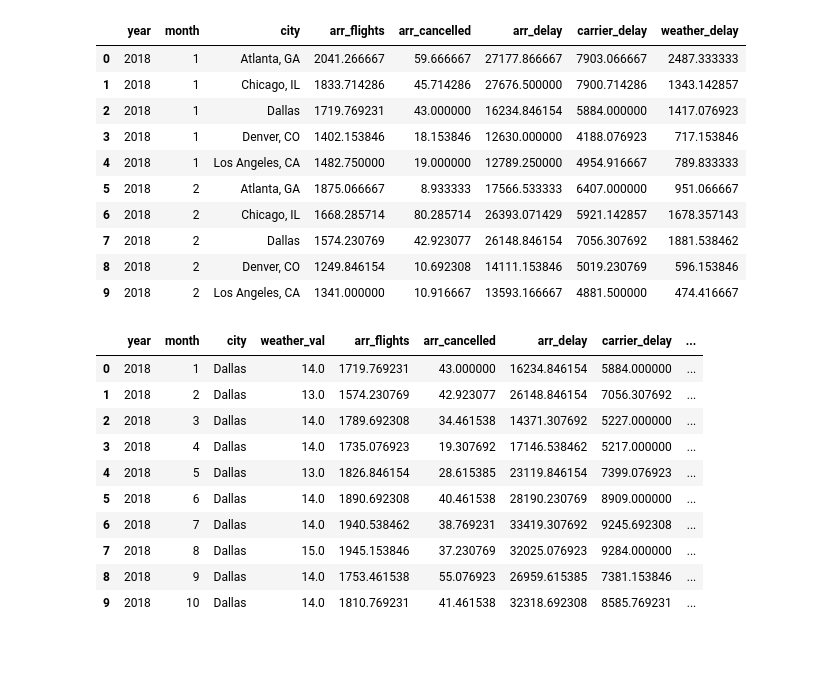
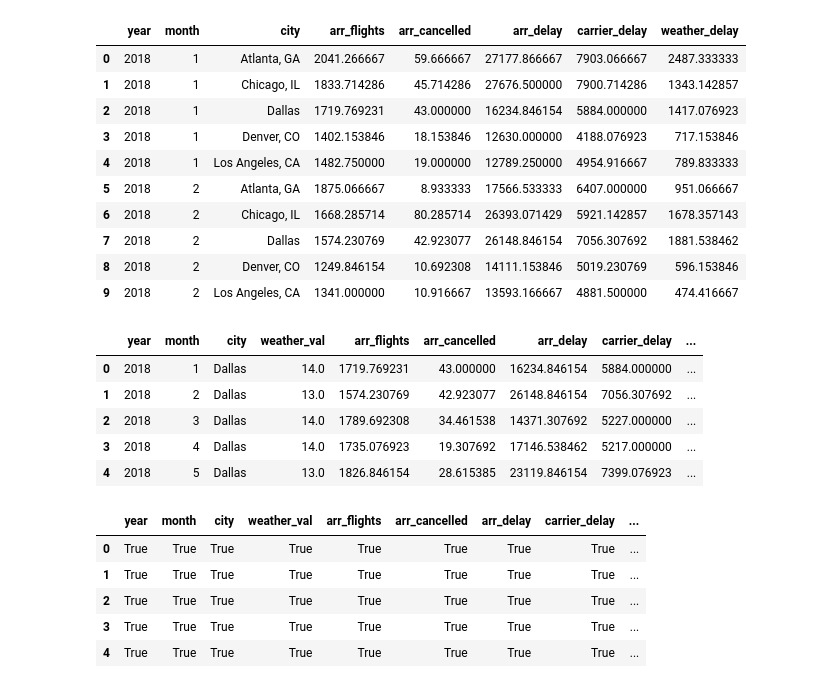
Before and after one commit to jmarshall2020/Jessica_Homework, a Jupyter notebook: ETL_Project/ETL_Project_Final/ETL_Project.ipynb, the cells around one changed output. Saved outputs shown, nothing was run; the diff lists cells and outputs as text; code cells hidden in the pictures; blank space fills up the shorter version.

```diff
--- a/ETL_Project/ETL_Project_Final/ETL_Project.ipynb
+++ b/ETL_Project/ETL_Project_Final/ETL_Project.ipynb
@@ -302,3 +292,3 @@ memory usage: 71.3+ KB
 # %%
-final['date']=pd.to_datetime(final['date'])
+final_weather['date']=pd.to_datetime(final['date'])
 # %%
@@ -316,4 +309,5 @@ memory usage: 71.3+ KB
 # %%
-final['month']= final['date'].dt.month
+final_weather['month']= final['date'].dt.month
 # %%
-final['year']= final['date'].dt.year
+final_weather['year']= final['date'].dt.year
+final_weather.head()
@@ -347,2 +340,3 @@ memory usage: 99.8+ KB
 # %%
-final[['city','country']] = final.city.str.split(expand= True,pat=',')
+final_weather['city'] = final_weather.city.str.split(expand= True,pat=',')
+final_weather.head()
@@ -464,21 +444,25 @@ year.head(10)
 | 8 | 2018 | 2 | Denver, CO | 1249.846154 | 10.692308 | 14111.153846 | 5019.230769 | 596.153846 |
 | 9 | 2018 | 2 | Los Angeles, CA | 1341.000000 | 10.916667 | 13593.166667 | 4881.500000 | 474.416667 |
 # %%
-final_df = final_df.merge(year,on=['year','month','city'])
+final = final_df.merge(year,on=['year','month','city'])
+final.head()
+# %% [output]
+|  | year | month | city | weather_val | arr_flights | arr_cancelled | arr_delay | carrier_delay | ... |
+| 0 | 2018 | 1 | Dallas | 14.0 | 1719.769231 | 43.000000 | 16234.846154 | 5884.000000 | ... |
+| 1 | 2018 | 2 | Dallas | 13.0 | 1574.230769 | 42.923077 | 26148.846154 | 7056.307692 | ... |
+| 2 | 2018 | 3 | Dallas | 14.0 | 1789.692308 | 34.461538 | 14371.307692 | 5227.000000 | ... |
+| 3 | 2018 | 4 | Dallas | 14.0 | 1735.076923 | 19.307692 | 17146.538462 | 5217.000000 | ... |
+| 4 | 2018 | 5 | Dallas | 13.0 | 1826.846154 | 28.615385 | 23119.846154 | 7399.076923 | ... |
-# %%
-final_df.head(10)
-# %% [output]
-|  | year | month | city | weather_val | arr_flights | arr_cancelled | arr_delay | carrier_delay | ... |
-| 0 | 2018 | 1 | Dallas | 14.0 | 1719.769231 | 43.000000 | 16234.846154 | 5884.000000 | ... |
-| 1 | 2018 | 2 | Dallas | 13.0 | 1574.230769 | 42.923077 | 26148.846154 | 7056.307692 | ... |
-| 2 | 2018 | 3 | Dallas | 14.0 | 1789.692308 | 34.461538 | 14371.307692 | 5227.000000 | ... |
-| 3 | 2018 | 4 | Dallas | 14.0 | 1735.076923 | 19.307692 | 17146.538462 | 5217.000000 | ... |
-| 4 | 2018 | 5 | Dallas | 13.0 | 1826.846154 | 28.615385 | 23119.846154 | 7399.076923 | ... |
-| 5 | 2018 | 6 | Dallas | 14.0 | 1890.692308 | 40.461538 | 28190.230769 | 8909.000000 | ... |
-| 6 | 2018 | 7 | Dallas | 14.0 | 1940.538462 | 38.769231 | 33419.307692 | 9245.692308 | ... |
-| 7 | 2018 | 8 | Dallas | 15.0 | 1945.153846 | 37.230769 | 32025.076923 | 9284.000000 | ... |
-| 8 | 2018 | 9 | Dallas | 14.0 | 1753.461538 | 55.076923 | 26959.615385 | 7381.153846 | ... |
-| 9 | 2018 | 10 | Dallas | 14.0 | 1810.769231 | 41.461538 | 32318.692308 | 8585.769231 | ... |
+# %%
+null_check = final.notnull()
+null_check.head()
+# %% [output]
+|  | year | month | city | weather_val | arr_flights | arr_cancelled | arr_delay | carrier_delay | ... |
+| 0 | True | True | True | True | True | True | True | True | ... |
+| 1 | True | True | True | True | True | True | True | True | ... |
+| 2 | True | True | True | True | True | True | True | True | ... |
+| 3 | True | True | True | True | True | True | True | True | ... |
+| 4 | True | True | True | True | True | True | True | True | ... |
 # %%
 #final_df['year'] = pd.to_date(final_df['year'])
 #final_df.head(5)
```
Also changed, not shown: parts of 22 cells of this notebook, 5 other files.
